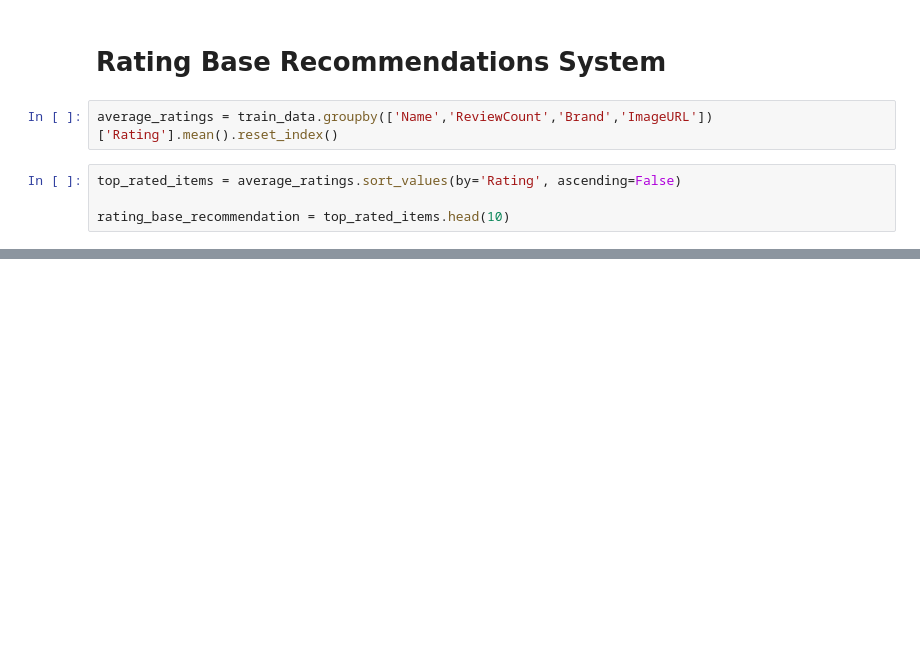
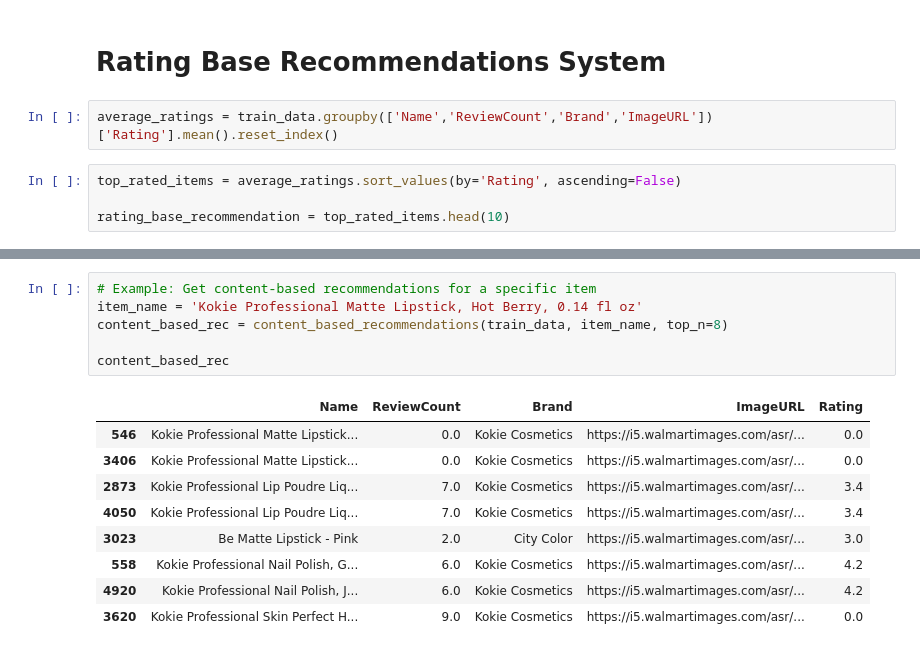
Before and after one commit to 611noorsaeed/E-Commerece-Recommendation-System-Machine-Learning-Product-Recommendation-system-, a Jupyter notebook: recommendations code.ipynb, the cells around one changed output, grey strips where cells are left out. Drawn from its saved outputs; the diff is of its cells as text; blank space fills up the shorter version.

```diff
--- a/recommendations code.ipynb
+++ b/recommendations code.ipynb
@@ -221,0 +339,16 @@ rating_base_recommendation
+# %%
+# Example: Get content-based recommendations for a specific item
+item_name = 'Kokie Professional Matte Lipstick, Hot Berry, 0.14 fl oz'
+content_based_rec = content_based_recommendations(train_data, item_name, top_n=8)
+
+content_based_rec
+# %% [output]
+|  | Name | ReviewCount | Brand | ImageURL | Rating |
+| 546 | Kokie Professional Matte Lipstick... | 0.0 | Kokie Cosmetics | https://i5.walmartimages.com/asr/... | 0.0 |
+| 3406 | Kokie Professional Matte Lipstick... | 0.0 | Kokie Cosmetics | https://i5.walmartimages.com/asr/... | 0.0 |
+| 2873 | Kokie Professional Lip Poudre Liq... | 7.0 | Kokie Cosmetics | https://i5.walmartimages.com/asr/... | 3.4 |
+| 4050 | Kokie Professional Lip Poudre Liq... | 7.0 | Kokie Cosmetics | https://i5.walmartimages.com/asr/... | 3.4 |
+| 3023 | Be Matte Lipstick - Pink | 2.0 | City Color | https://i5.walmartimages.com/asr/... | 3.0 |
+| 558 | Kokie Professional Nail Polish, G... | 6.0 | Kokie Cosmetics | https://i5.walmartimages.com/asr/... | 4.2 |
+| 4920 | Kokie Professional Nail Polish, J... | 6.0 | Kokie Cosmetics | https://i5.walmartimages.com/asr/... | 4.2 |
+| 3620 | Kokie Professional Skin Perfect H... | 9.0 | Kokie Cosmetics | https://i5.walmartimages.com/asr/... | 0.0 |
```
Also changed, not shown: parts of 11 cells of this notebook.
